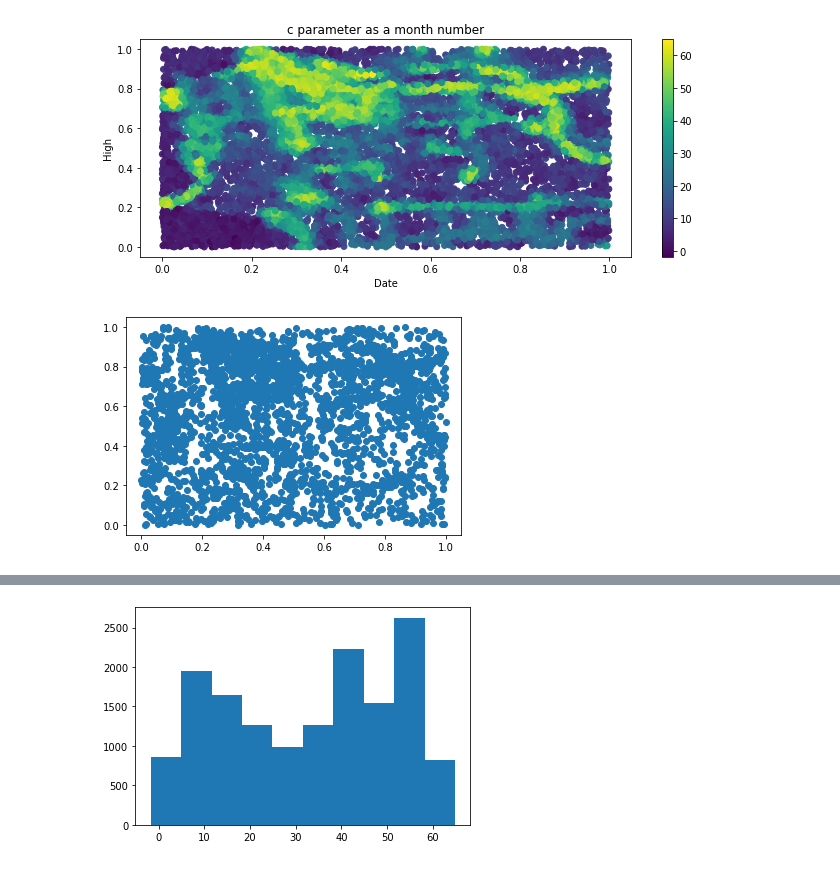
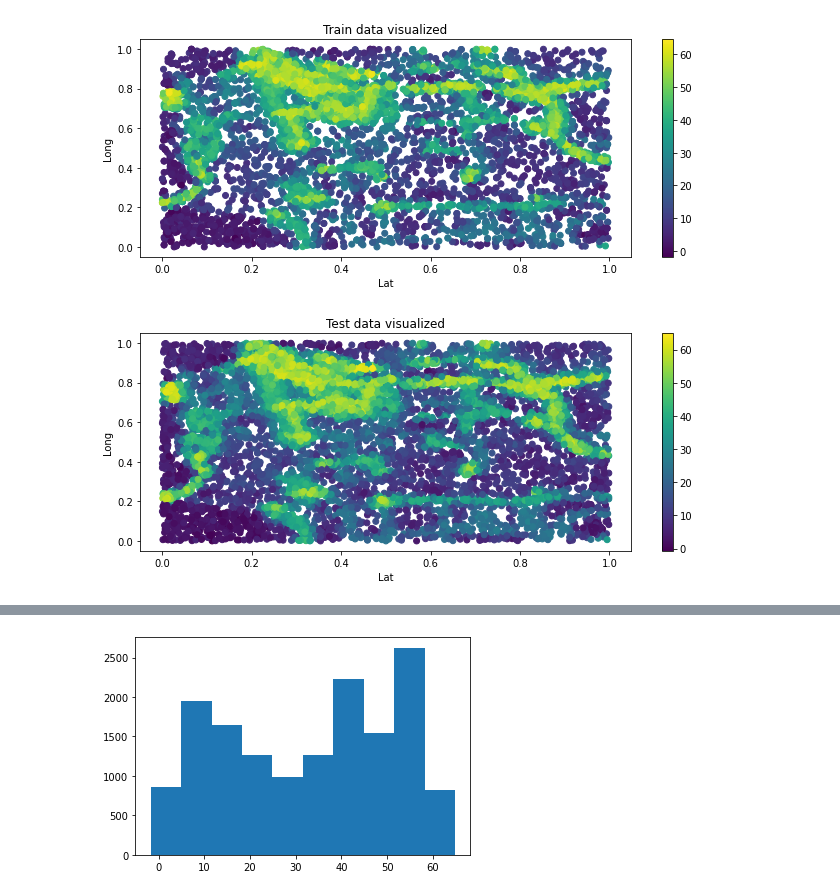
Before and after one commit to marco27183/Probabilistic-AI-Projects, a Jupyter notebook: Task 1/Visualizations.ipynb, the cells around one changed output, grey strips where cells are left out. Drawn from its saved outputs; the diff is of its cells as text; code cells hidden in the pictures.

```diff
--- a/Task 1/Visualizations.ipynb
+++ b/Task 1/Visualizations.ipynb
@@ -44,10 +45,10 @@ class Model(object):
         self.rng = np.random.default_rng(seed=0)
 
         # TODO: Add custom initialization for your model here if necessary
-        self.kernel = DotProduct() + WhiteKernel()
+        self.kernel = Matern(nu=0.5)
         self.gpm = GaussianProcessRegressor(
             kernel=self.kernel,
-            n_restarts_optimizer=3,
+            n_restarts_optimizer=0,
             normalize_y=True,
             random_state=self.rng.integers(low=0, high=10, size=1)[0],
         )
@@ -69,7 +70,14 @@ class Model(object):
         gp_mean, gp_std = self.gpm.predict(x, return_std=True)
 
         # TODO: Use the GP posterior to form your predictions here
-        predictions = gp_mean
+        c = 0.01 # Constant to scale "jumps" for prediction adjustment
+        predictions = gp_mean.copy()
+        # If gp_mean - standard deviation is above the THRESHOLD, we reduce the prediction
+        # to avoid the overprediction error costs
+        predictions[gp_mean-gp_std > THRESHOLD] = gp_mean - c*gp_std
+        # If gp_mean is slightly under the threshold (1 std below), we replace it with the threshold to avoid
+        # the high costs for underpredicting
+        predictions[(THRESHOLD - gp_mean < c*gp_std) & (THRESHOLD - gp_mean > 0)] = THRESHOLD
 
         return predictions, gp_mean, gp_std
 
@@ -80,12 +88,8 @@ class Model(object):
         :param train_y: Training pollution concentrations as a 1d NumPy float array of shape (NUM_SAMPLES,)
         """
 
-        random_subset = self.rng.integers(
-            low=0, high=len(train_y), size=int(0.5 * len(train_y))
-        )
-
         # x_transformed = self.feature_map_nystroem.fit_transform(train_x)
-        self.gpm.fit(train_x[random_subset], train_y[random_subset])
+        self.gpm.fit(train_x, train_y)
 
 
 def cost_function(y_true: np.ndarray, y_predicted: np.ndarray) -> float:
@@ -186,4 +192,7 @@ def perform_extended_evaluation(model: Model, output_dir: str = "/results"):
+# %%
+random_subset = model.rng.integers(
+            low=0, high=len(train_y), size=int(0.5 * len(train_y))
+        )
 # %%
-model = Model()
-model.fit_model(train_x, train_y)
+model.fit_model(train_x[random_subset], train_y[random_subset])
 # %%
@@ -220,0 +212,3 @@ train_data
+# %%
+test_data = pd.DataFrame(np.delete(train_x, random_subset, axis=0), columns=["Lat", "Long"])
+test_data["y"] = np.delete(train_y, random_subset)
@@ -221,14 +218,16 @@ train_data
 # %%
 fig, ax = plt.subplots(figsize=(11, 4))
 sc = ax.scatter(data=train_data, x="Lat", y="Long", c=train_data.y)
-ax.set(title='c parameter as a month number', xlabel='Date', ylabel='High')
+ax.set(title='Train data visualized', xlabel='Lat', ylabel='Long')
 plt.colorbar(sc)
 plt.show()
 # %% [output]
-[figure, old version]
+[figure, new version]
 # %%
-test_data = pd.DataFrame(test_x, columns=["Lat", "Long"])
-plt.scatter(test_data["Lat"], test_data["Long"])
+fig, ax = plt.subplots(figsize=(11, 4))
+sc = ax.scatter(data=test_data, x="Lat", y="Long", c=test_data.y)
+ax.set(title='Test data visualized', xlabel='Lat', ylabel='Long')
+plt.colorbar(sc)
 plt.show()
 # %% [output]
-[figure, old version]
+[figure, new version]
```
Also changed, not shown: parts of 13 cells of this notebook, 2 other files.
